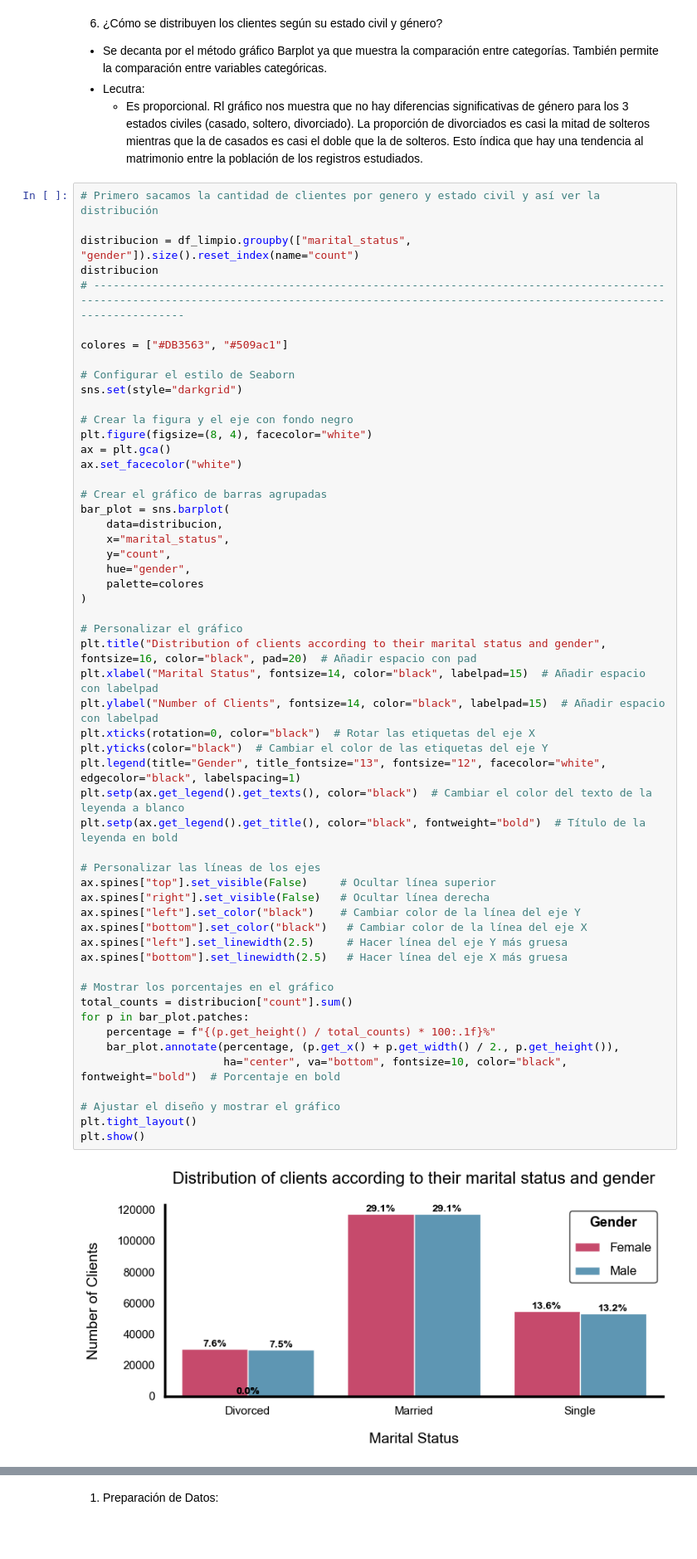
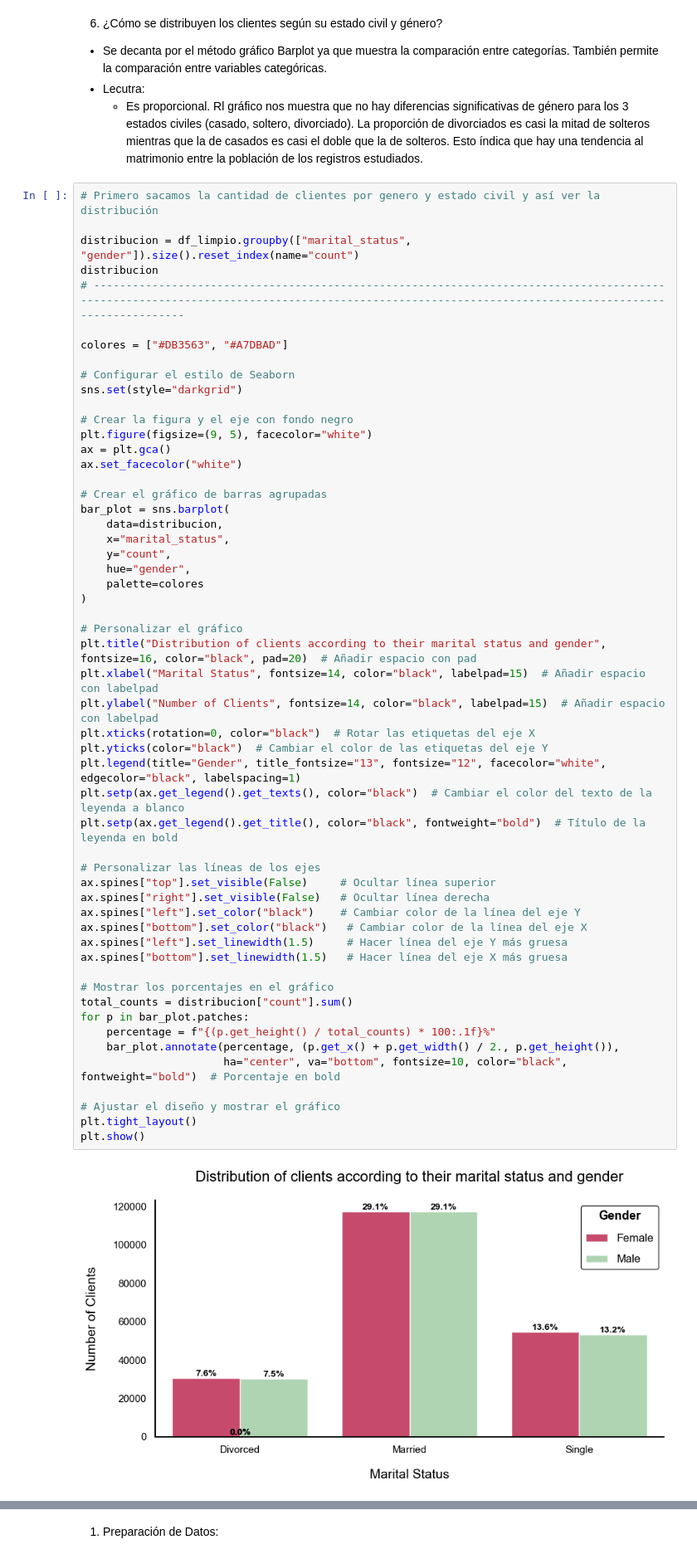
Before and after one commit to Adalab/bda-modulo-3-evaluacion-final-Yael-Parra, a Jupyter notebook: Examen.ipynb, the cells around one changed output, grey strips where cells are left out. Shown: that part at 83% size. Drawn from its saved outputs; the diff is of its cells as text; blank space fills up the shorter version.

```diff
--- a/Examen.ipynb
+++ b/Examen.ipynb
@@ -823,13 +821,13 @@ distribucion = df_limpio.groupby(["marital_status", "gender"]).size().reset_inde
 distribucion
 # --------------------------------------------------------------------------------------------------------------------------------------------------------------------------------------------------
 
-colores = ["#DB3563", "#509ac1"]
+colores = ["#DB3563", "#A7DBAD"]
 
 # Configurar el estilo de Seaborn
 sns.set(style="darkgrid")
 
 # Crear la figura y el eje con fondo negro
-plt.figure(figsize=(8, 4), facecolor="white")
+plt.figure(figsize=(9, 5), facecolor="white")
 ax = plt.gca()
 ax.set_facecolor("white")
 
@@ -842,36 +840,36 @@ bar_plot = sns.barplot(
     palette=colores
 )
 
 # Personalizar el gráfico
 plt.title("Distribution of clients according to their marital status and gender", fontsize=16, color="black", pad=20)  # Añadir espacio con pad
 plt.xlabel("Marital Status", fontsize=14, color="black", labelpad=15)  # Añadir espacio con labelpad
 plt.ylabel("Number of Clients", fontsize=14, color="black", labelpad=15)  # Añadir espacio con labelpad
 plt.xticks(rotation=0, color="black")  # Rotar las etiquetas del eje X
 plt.yticks(color="black")  # Cambiar el color de las etiquetas del eje Y
 plt.legend(title="Gender", title_fontsize="13", fontsize="12", facecolor="white", edgecolor="black", labelspacing=1)
 plt.setp(ax.get_legend().get_texts(), color="black")  # Cambiar el color del texto de la leyenda a blanco
 plt.setp(ax.get_legend().get_title(), color="black", fontweight="bold")  # Título de la leyenda en bold
 
 # Personalizar las líneas de los ejes
 ax.spines["top"].set_visible(False)     # Ocultar línea superior
 ax.spines["right"].set_visible(False)   # Ocultar línea derecha
 ax.spines["left"].set_color("black")    # Cambiar color de la línea del eje Y
 ax.spines["bottom"].set_color("black")   # Cambiar color de la línea del eje X
-ax.spines["left"].set_linewidth(2.5)     # Hacer línea del eje Y más gruesa
-ax.spines["bottom"].set_linewidth(2.5)   # Hacer línea del eje X más gruesa
+ax.spines["left"].set_linewidth(1.5)     # Hacer línea del eje Y más gruesa
+ax.spines["bottom"].set_linewidth(1.5)   # Hacer línea del eje X más gruesa
 
 # Mostrar los porcentajes en el gráfico
 total_counts = distribucion["count"].sum()
 for p in bar_plot.patches:
     percentage = f"{(p.get_height() / total_counts) * 100:.1f}%"
     bar_plot.annotate(percentage, (p.get_x() + p.get_width() / 2., p.get_height()),
                       ha="center", va="bottom", fontsize=10, color="black", fontweight="bold")  # Porcentaje en bold
 
 # Ajustar el diseño y mostrar el gráfico
 plt.tight_layout()
 plt.show()
 # %% [output]
-[figure, old version]
+[figure, new version]
 # %% [markdown]
 ### <span style="color:#f3c925">**Fase 3: Evaluación de Diferencias en Reservas de Vuelos por Nivel Educativo**</span>
 
```
Also changed, not shown: parts of 13 cells of this notebook, 8 other files.
